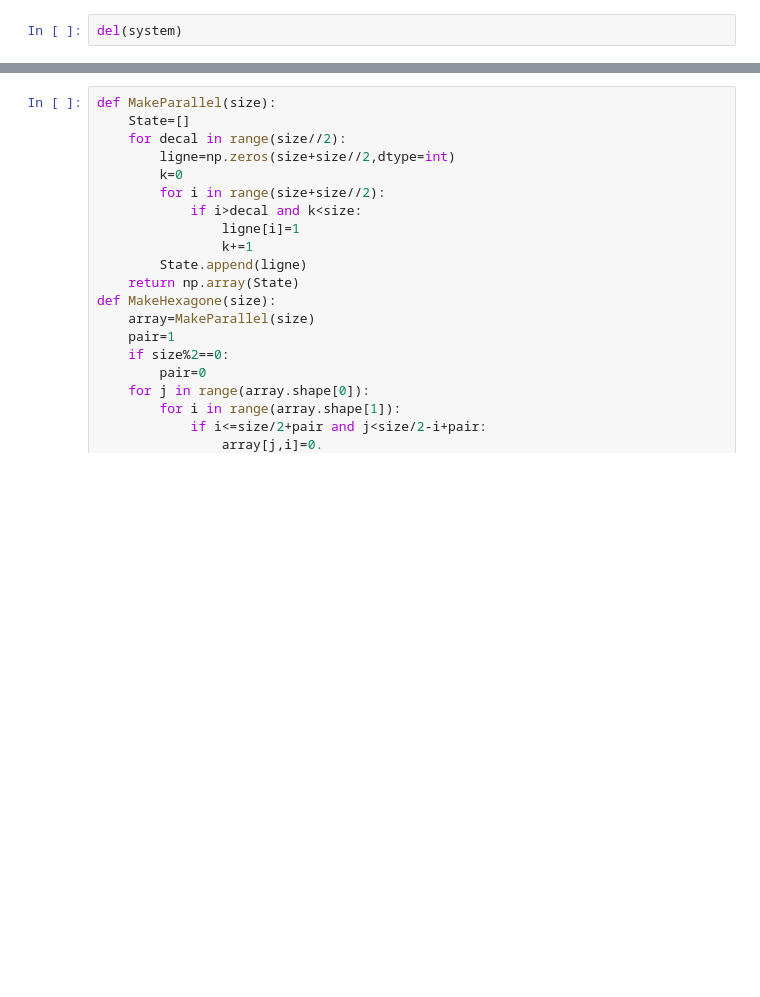
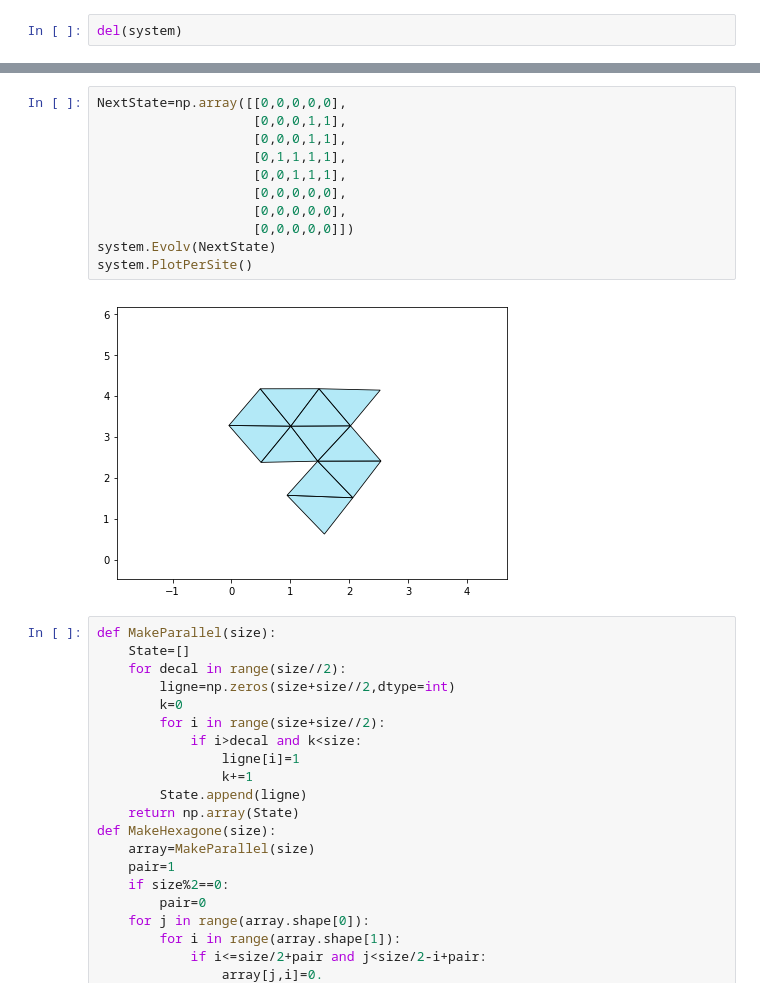
Before and after one commit to cachetdaspirine/Module_cpp, a Jupyter notebook: TestPythonObject.ipynb, the cells around one changed output, grey strips where cells are left out. Saved outputs shown, nothing was run; the diff lists cells and outputs as text; blank space fills up the shorter version.

```diff
--- a/TestPythonObject.ipynb
+++ b/TestPythonObject.ipynb
@@ -26,3 +44,16 @@ del(system)
+# %%
+NextState=np.array([[0,0,0,0,0],
+                    [0,0,0,1,1],
+                    [0,0,0,1,1],
+                    [0,1,1,1,1],
+                    [0,0,1,1,1],
+                    [0,0,0,0,0],
+                    [0,0,0,0,0],
+                    [0,0,0,0,0]])
+system.Evolv(NextState)
+system.PlotPerSite()
+# %% [output]
+[figure, added]
 # %%
 def MakeParallel(size):
     State=[]
```
Also changed, not shown: parts of 3 cells of this notebook, 18 other files.
